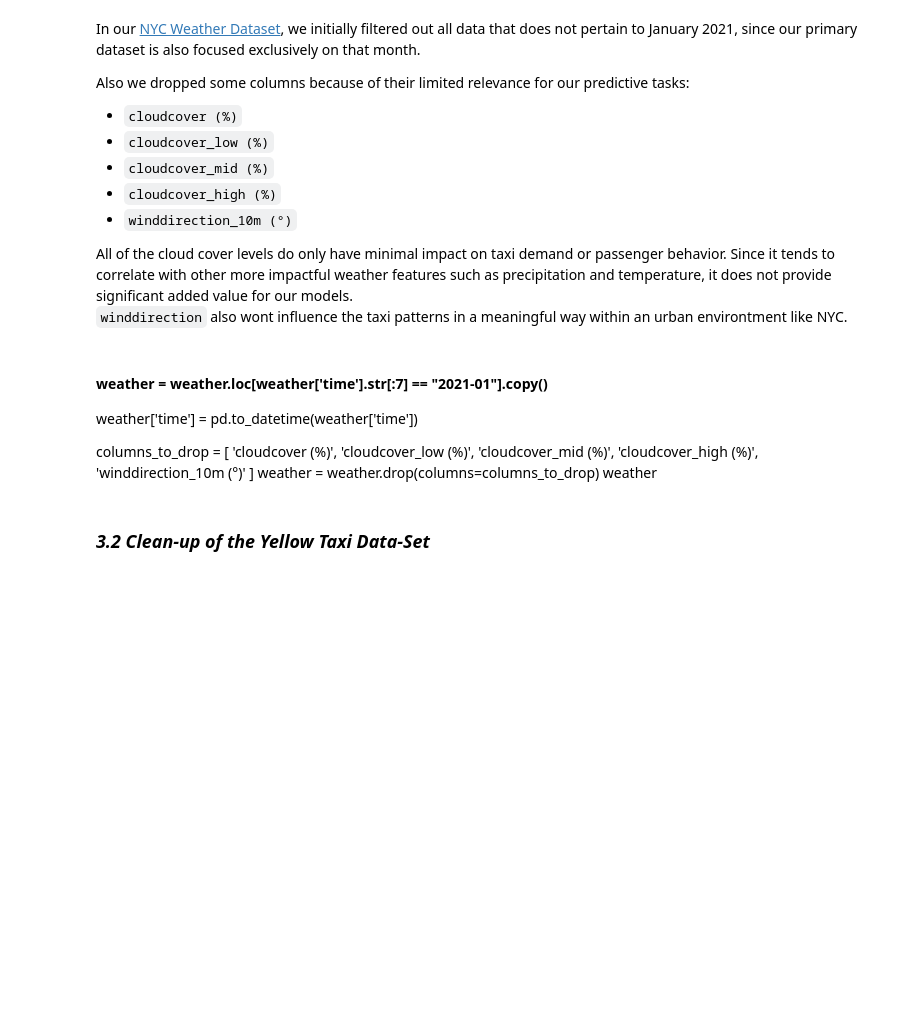
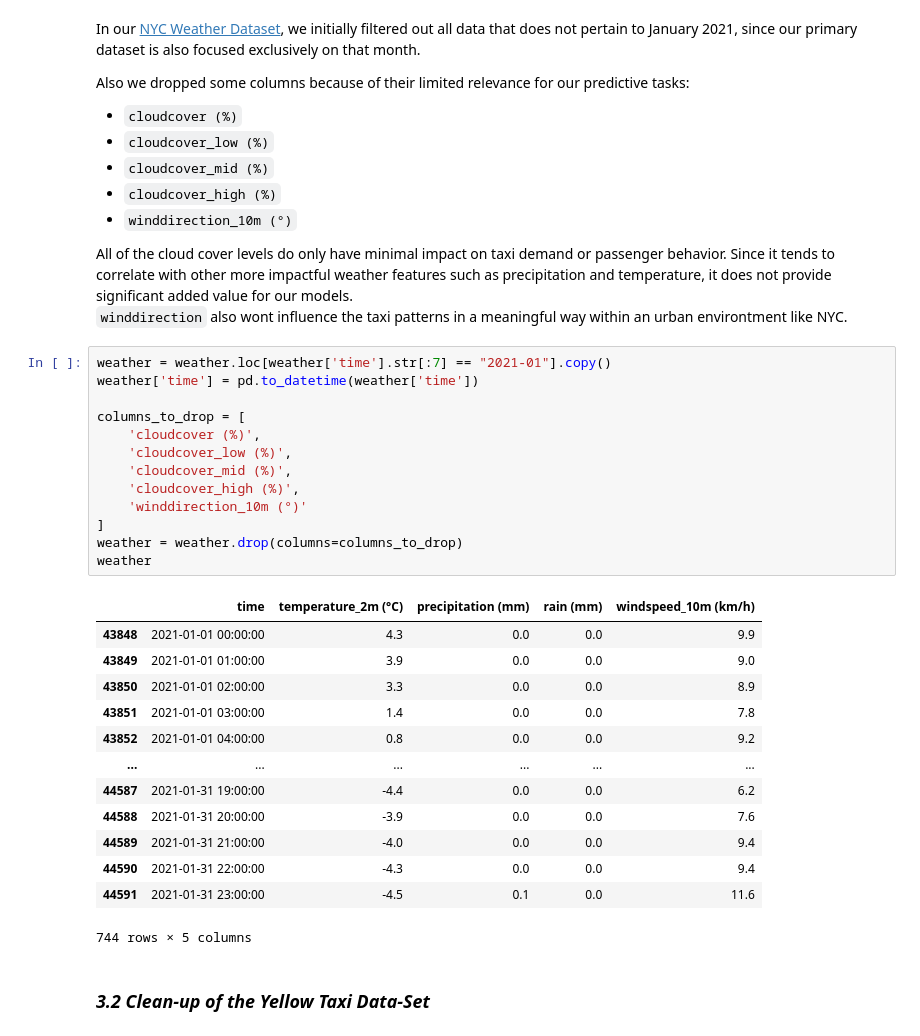
Before and after one commit to ErikBaars21/Homework, a Jupyter notebook: DataPreperation.ipynb, the cells around one changed output. Saved outputs shown, nothing was run; the diff lists cells and outputs as text; blank space fills up the shorter version.

```diff
--- a/DataPreperation.ipynb
+++ b/DataPreperation.ipynb
@@ -109,19 +121,33 @@ Also we dropped some columns because of their limited relevance for our predicti
 
 All of the cloud cover levels do only have minimal impact on taxi demand or passenger behavior. Since it tends to correlate with other more impactful weather features such as precipitation and temperature, it does not provide significant added value for our models. <br>
 `winddirection` also wont influence the taxi patterns in a meaningful way within an urban environtment like NYC.
-# %% [markdown]
-#### weather = weather.loc[weather['time'].str[:7] == "2021-01"].copy()
-weather['time'] = pd.to_datetime(weather['time'])
-
-columns_to_drop = [
-    'cloudcover (%)',
-    'cloudcover_low (%)',
-    'cloudcover_mid (%)',
-    'cloudcover_high (%)',
-    'winddirection_10m (°)'
-]
-weather = weather.drop(columns=columns_to_drop)
-weather
+# %%
+weather = weather.loc[weather['time'].str[:7] == "2021-01"].copy()
+weather['time'] = pd.to_datetime(weather['time'])
+
+columns_to_drop = [
+    'cloudcover (%)',
+    'cloudcover_low (%)',
+    'cloudcover_mid (%)',
+    'cloudcover_high (%)',
+    'winddirection_10m (°)'
+]
+weather = weather.drop(columns=columns_to_drop)
+weather
+# %% [output]
+|  | time | temperature_2m (°C) | precipitation (mm) | rain (mm) | windspeed_10m (km/h) |
+| 43848 | 2021-01-01 00:00:00 | 4.3 | 0.0 | 0.0 | 9.9 |
+| 43849 | 2021-01-01 01:00:00 | 3.9 | 0.0 | 0.0 | 9.0 |
+| 43850 | 2021-01-01 02:00:00 | 3.3 | 0.0 | 0.0 | 8.9 |
+| 43851 | 2021-01-01 03:00:00 | 1.4 | 0.0 | 0.0 | 7.8 |
+| 43852 | 2021-01-01 04:00:00 | 0.8 | 0.0 | 0.0 | 9.2 |
+| ... | ... | ... | ... | ... | ... |
+| 44587 | 2021-01-31 19:00:00 | -4.4 | 0.0 | 0.0 | 6.2 |
+| 44588 | 2021-01-31 20:00:00 | -3.9 | 0.0 | 0.0 | 7.6 |
+| 44589 | 2021-01-31 21:00:00 | -4.0 | 0.0 | 0.0 | 9.4 |
+| 44590 | 2021-01-31 22:00:00 | -4.3 | 0.0 | 0.0 | 9.4 |
+| 44591 | 2021-01-31 23:00:00 | -4.5 | 0.1 | 0.0 | 11.6 |
+744 rows × 5 columns
 # %% [markdown]
 ### *3.2 Clean-up of the Yellow Taxi Data-Set*
 # %% [markdown]
```
Also changed, not shown: parts of 35 cells of this notebook.
